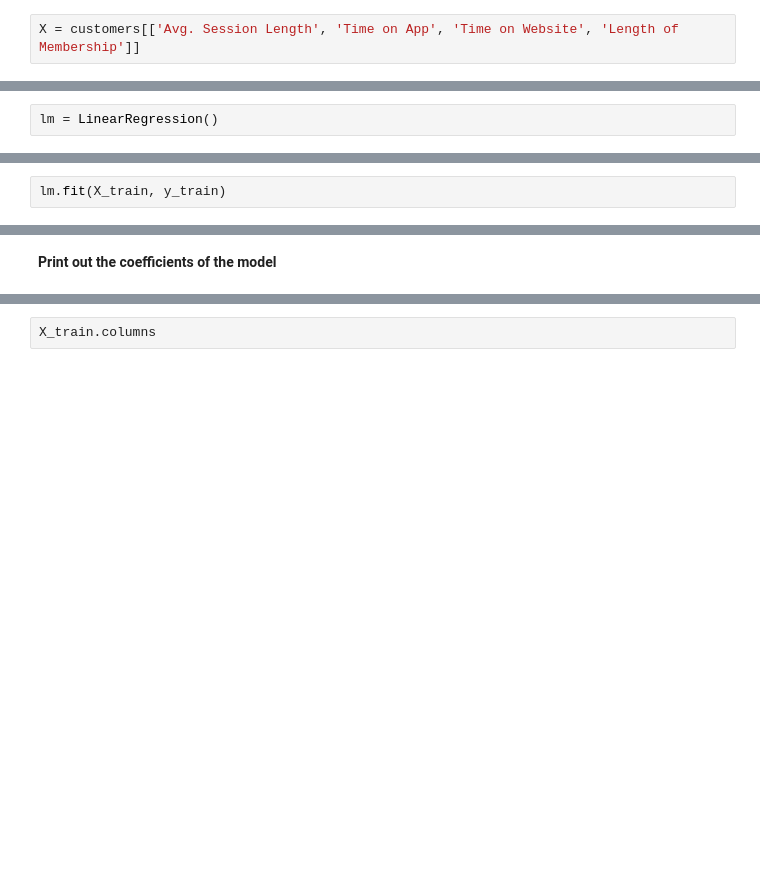
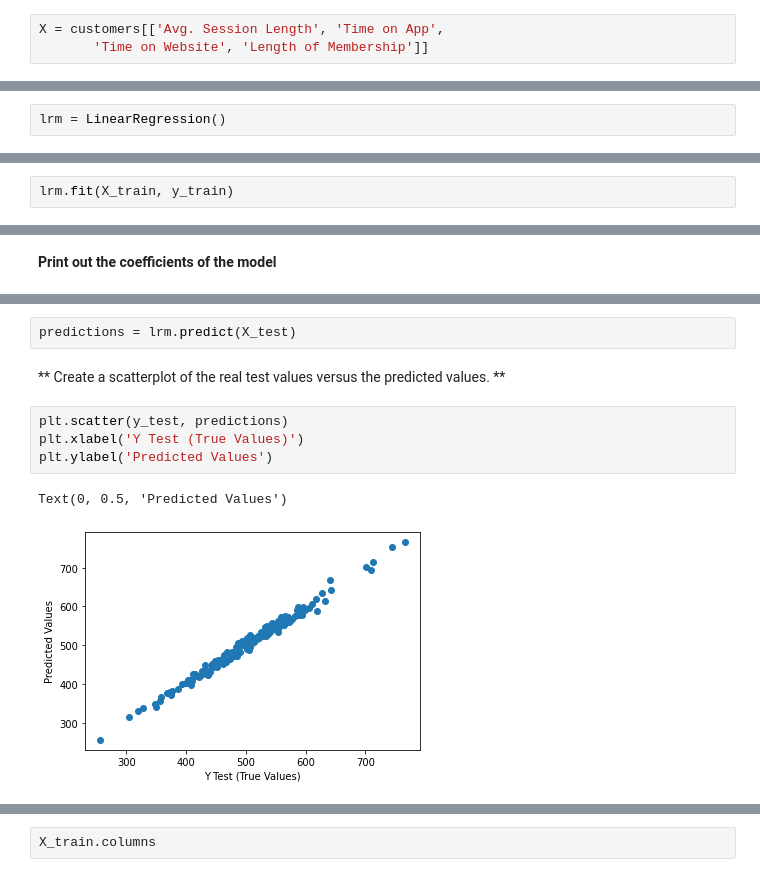
Before and after one commit to allguitars/machine-learning-bootcamp, a Jupyter notebook: Linear_Regression/Linear Regression - Project Exercise .ipynb, the cells around one changed output, grey strips where cells are left out. Cells and saved outputs as stored; diff of their text form; blank space fills up the shorter version.

Commit message:
finished the linear regression section

```diff
--- a/Linear_Regression/Linear Regression - Project Exercise .ipynb
+++ b/Linear_Regression/Linear Regression - Project Exercise .ipynb
@@ -191,7 +135,8 @@ Index(['Email', 'Address', 'Avatar', 'Avg. Session Length', 'Time on App',
        'Time on Website', 'Length of Membership', 'Yearly Amount Spent'],
       dtype='object')
 # %%
-X = customers[['Avg. Session Length', 'Time on App', 'Time on Website', 'Length of Membership']]
+X = customers[['Avg. Session Length', 'Time on App',
+       'Time on Website', 'Length of Membership']]
 # %%
 y = customers['Yearly Amount Spent']
 # %% [markdown]
@@ -211,9 +156,9 @@ from sklearn.linear_model import LinearRegression
 # %% [markdown]
 **Create an instance of a LinearRegression() model named lm.**
 # %%
-lm = LinearRegression()
+lrm = LinearRegression()
 # %% [markdown]
 ** Train/fit lm on the training data.**
 # %%
-lm.fit(X_train, y_train)
+lrm.fit(X_train, y_train)
 # %% [output]
@@ -226,0 +177,11 @@ Coefficients: [25.98154972 38.59015875  0.19040528 61.27909654]
+# %%
+predictions = lrm.predict(X_test)
+# %% [markdown]
+** Create a scatterplot of the real test values versus the predicted values. **
+# %%
+plt.scatter(y_test, predictions)
+plt.xlabel('Y Test (True Values)')
+plt.ylabel('Predicted Values')
+# %% [output]
+Text(0, 0.5, 'Predicted Values')
+[figure, added]
```
Also changed, not shown: parts of 63 cells of this notebook, 1 other file.
